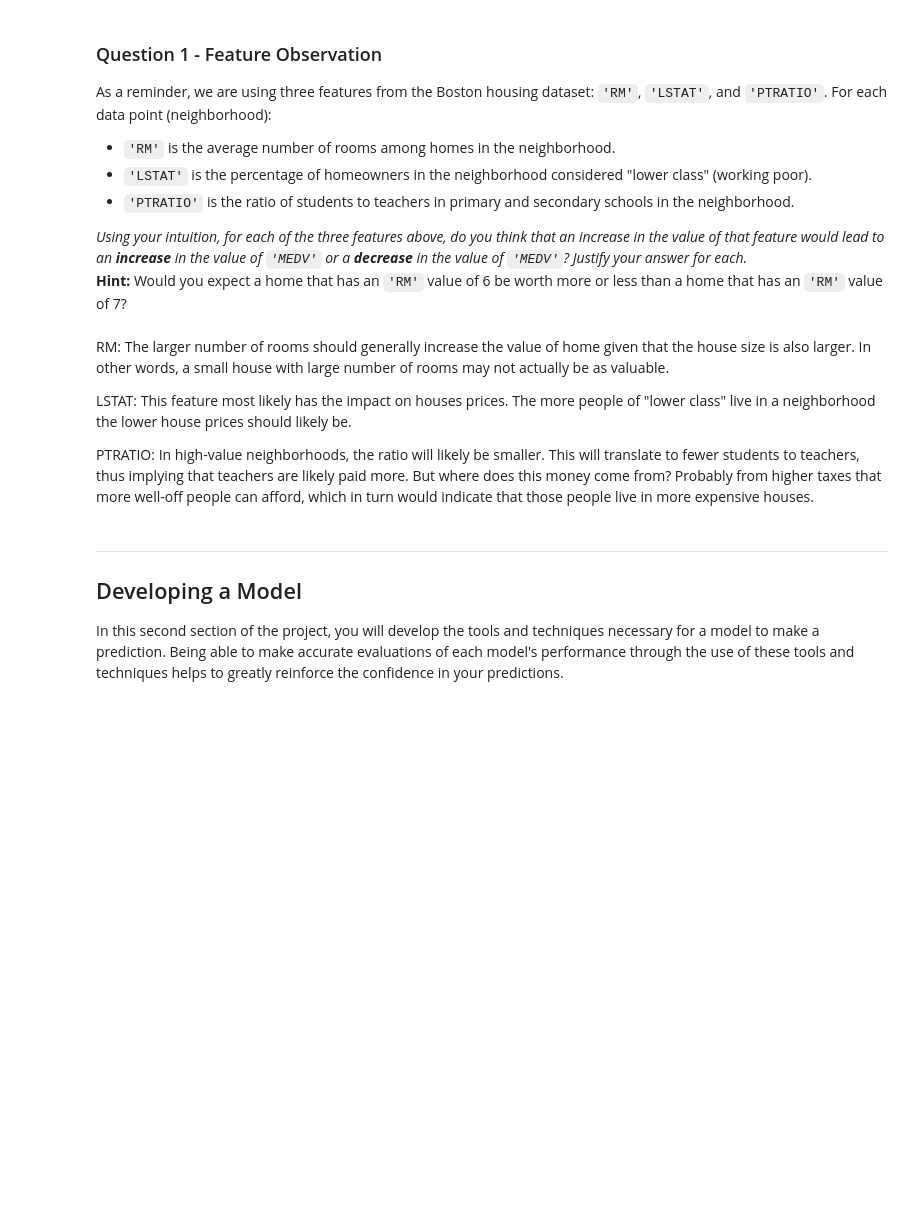
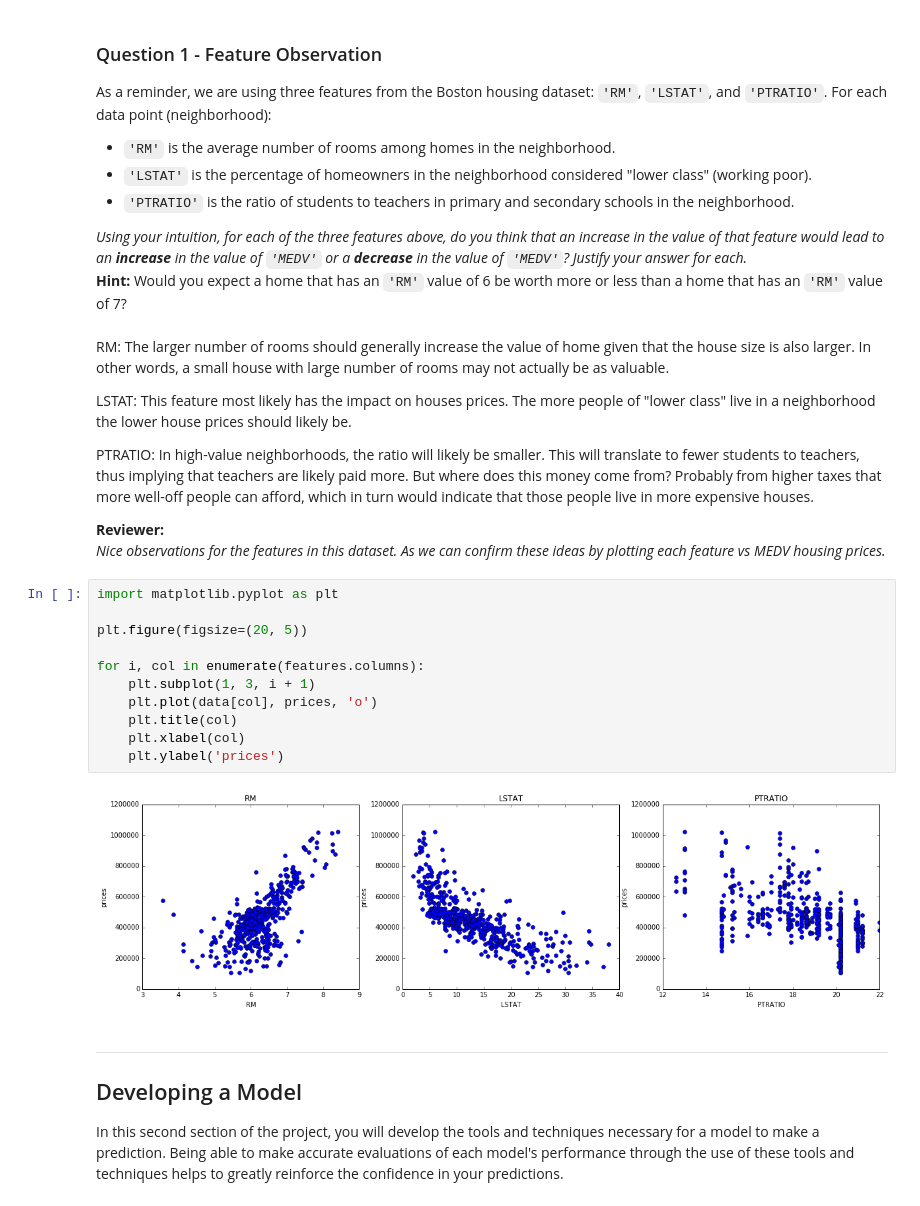
Before and after one commit to svkapustin/machine-learning, a Jupyter notebook: projects/boston_housing/boston_housing.ipynb, the cells around one changed output. Saved outputs shown, nothing was run; the diff lists cells and outputs as text; blank space fills up the shorter version.

Commit message:
Reformatted the comments, added scripts/images as per suggestions. Regenerated html

```diff
--- a/projects/boston_housing/boston_housing.ipynb
+++ b/projects/boston_housing/boston_housing.ipynb
@@ -90,6 +90,22 @@ This feature most likely has the impact on houses prices. The more people of "lo
 
 PTRATIO:
 In high-value neighborhoods, the ratio will likely be smaller. This will translate to fewer students to teachers, thus implying that teachers are likely paid more. But where does this money come from? Probably from higher taxes that more well-off people can afford, which in turn would indicate that those people live in more expensive houses.
+
+<b>Reviewer:</b><br><i>
+Nice observations for the features in this dataset. As we can confirm these ideas by plotting each feature vs MEDV housing prices.</i>
+# %%
+import matplotlib.pyplot as plt
+
+plt.figure(figsize=(20, 5))
+
+for i, col in enumerate(features.columns):
+    plt.subplot(1, 3, i + 1)
+    plt.plot(data[col], prices, 'o')
+    plt.title(col)
+    plt.xlabel(col)
+    plt.ylabel('prices')
+# %% [output]
+[figure, added]
 # %% [markdown]
 ----
 
```
Also changed, not shown: parts of 19 cells of this notebook, 3 other files.
